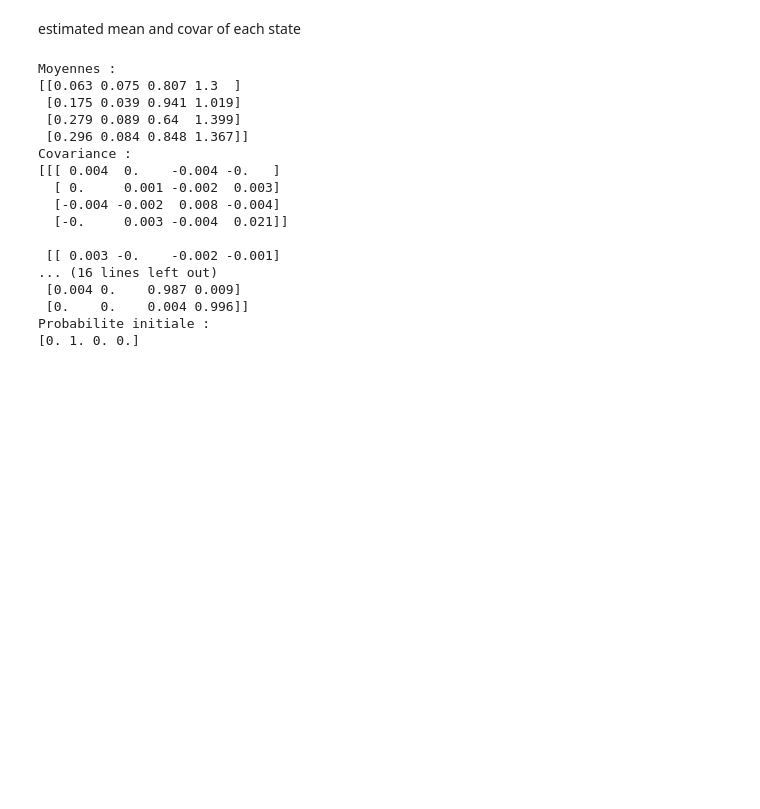
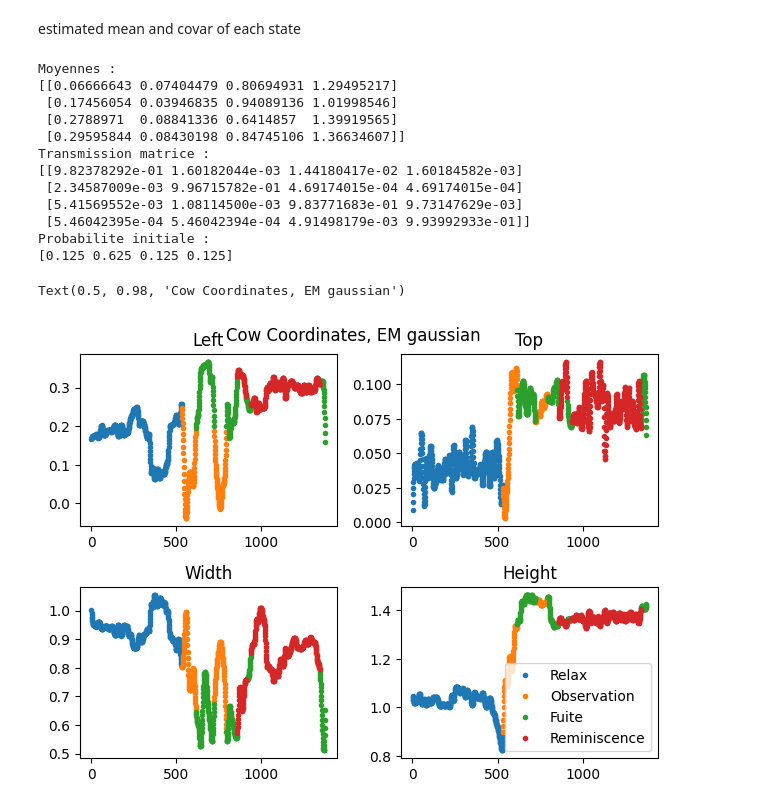
Before and after one commit to RinVyX/HmmComportement, a Jupyter notebook: cow.ipynb, the cells around one changed output. Drawn from its saved outputs; the diff is of its cells as text; code cells hidden in the pictures; blank space fills up the shorter version.

```diff
--- a/cow.ipynb
+++ b/cow.ipynb
@@ -83,27 +122,61 @@ The best model had a score of 12419.494621219505 and 4 components
 # %% [markdown]
 estimated mean and covar of each state
 # %%
-print(f"Moyennes :\n{model.means_}")
-print(f"Covariance :\n{model.covars_}")
-print(f"Transmission matrice :\n{model.transmat_}")
-print(f"Probabilite initiale :\n{model.startprob_}")
+print(f"Moyennes :\n{model_EM.means_}")
+# print(f"Covariance :\n{model_EM.covars_}")
+print(f"Transmission matrice :\n{model_EM.transmat_}")
+print(f"Probabilite initiale :\n{model_EM.startprob_}")
 # print(f"Convergence :\n{model.monitor_}")
 # %% [output]
 Moyennes :
-[[0.063 0.075 0.807 1.3  ]
- [0.175 0.039 0.941 1.019]
- [0.279 0.089 0.64  1.399]
- [0.296 0.084 0.848 1.367]]
-Covariance :
-[[[ 0.004  0.    -0.004 -0.   ]
-  [ 0.     0.001 -0.002  0.003]
-  [-0.004 -0.002  0.008 -0.004]
-  [-0.     0.003 -0.004  0.021]]
-
- [[ 0.003 -0.    -0.002 -0.001]
-... (16 lines left out)
- [0.004 0.    0.987 0.009]
- [0.    0.    0.004 0.996]]
+[[0.06666643 0.07404479 0.80694931 1.29495217]
+ [0.17456054 0.03946835 0.94089136 1.01998546]
+ [0.2788971  0.08841336 0.6414857  1.39919565]
+ [0.29595844 0.08430198 0.84745106 1.36634607]]
+Transmission matrice :
+[[9.82378292e-01 1.60182044e-03 1.44180417e-02 1.60184582e-03]
+ [2.34587009e-03 9.96715782e-01 4.69174015e-04 4.69174015e-04]
+ [5.41569552e-03 1.08114500e-03 9.83771683e-01 9.73147629e-03]
+ [5.46042395e-04 5.46042394e-04 4.91498179e-03 9.93992933e-01]]
 Probabilite initiale :
-[0. 1. 0. 0.]
+[0.125 0.625 0.125 0.125]
+# %%
+states_EM = pd.unique(Z_EM)
+state_names = ['Relax', 'Observation', 'Fuite', 'Reminiscence']
+
+plt.subplot(2,2,1)
+for i in states_EM:
+    x = np.linspace(1,len(X_cow[0]),len(X_cow[0]))[(Z_EM == i)]
+    y = X_cow[0][(Z_EM == i)]
+    plt.plot(x, y, '.')
+    plt.title("Left")
+    # plt.xticks(range(model_EM.n_components), state_names)
+
+plt.subplot(2,2,2)
+for i in states_EM:
+    x = np.linspace(1,len(X_cow[1]),len(X_cow[1]))[(Z_EM == i)]
+    y = X_cow[1][(Z_EM == i)]
+    plt.plot(x, y, '.')
+    plt.title("Top")
+
+plt.subplot(2,2,3)
+for i in states_EM:
+    x = np.linspace(1,len(X_cow[2]),len(X_cow[2]))[(Z_EM == i)]
+    y = X_cow[2][(Z_EM == i)]
+    plt.plot(x, y, '.')
+    plt.title("Width")
+
+plt.subplot(2,2,4)
+for i in states_EM:
+    x = np.linspace(1,len(X_cow[3]),len(X_cow[3]))[(Z_EM == i)]
+    y = X_cow[3][(Z_EM == i)]
+    plt.plot(x, y, '.')
+    plt.title("Height")
+
+plt.tight_layout()
+plt.legend(labels=state_names, loc="lower right", ncol=1)
+plt.suptitle('Cow Coordinates, EM gaussian')
+# %% [output]
+Text(0.5, 0.98, 'Cow Coordinates, EM gaussian')
+[figure, added]
 # %%
```
Also changed, not shown: parts of 9 cells of this notebook, 20 other files.
